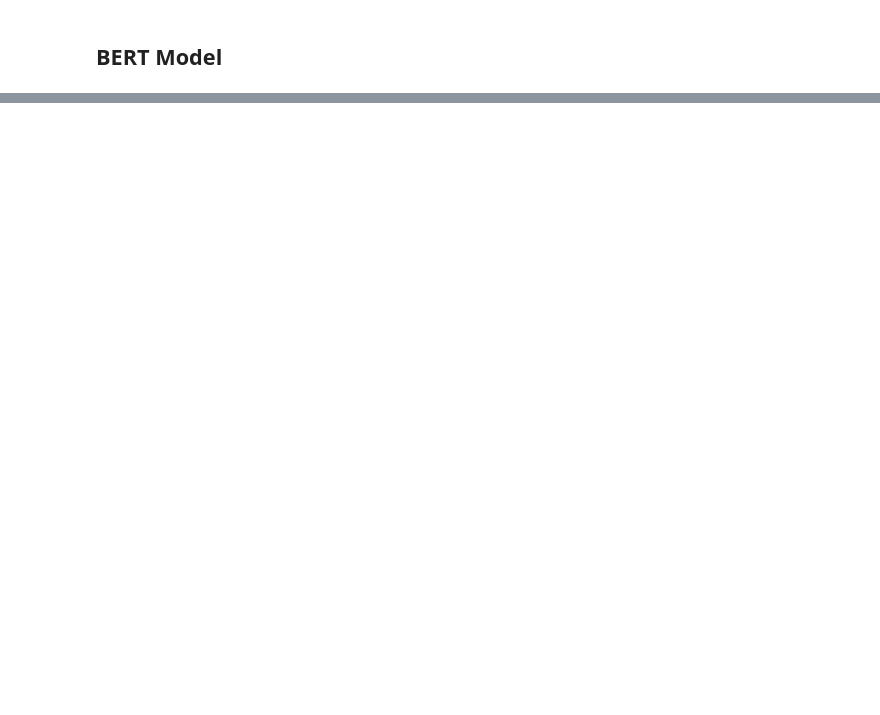
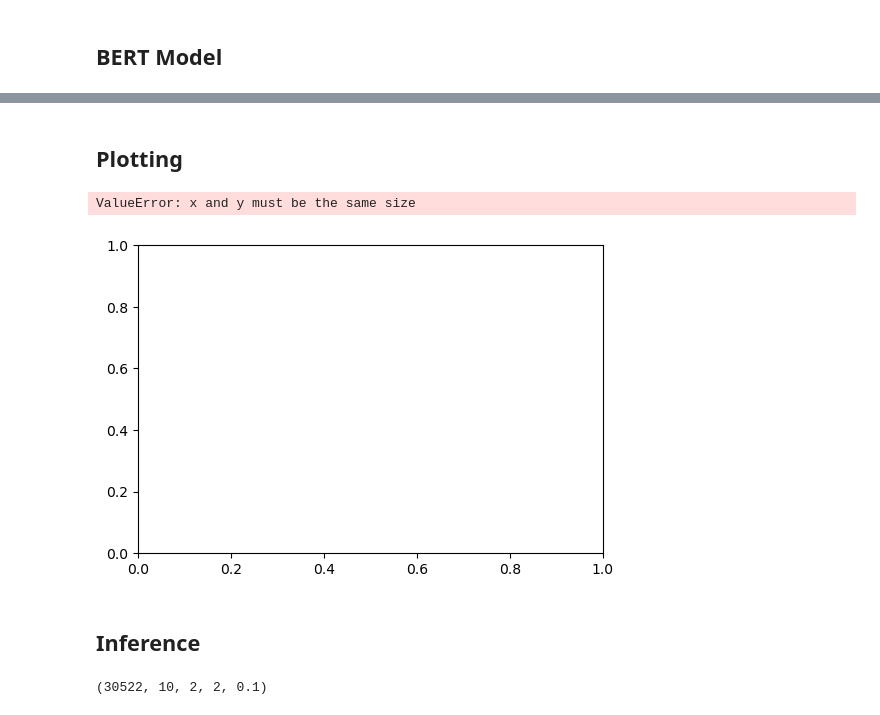
Before and after one commit to Tinonturja/Transformers_Basics, a Jupyter notebook: Untitled.ipynb, the cells around one changed output, grey strips where cells are left out. Drawn from its saved outputs; the diff is of its cells as text; code cells hidden in the pictures; blank space fills up the shorter version.

Commit message:
Creating BERT Model,train and inference

```diff
--- a/Untitled.ipynb
+++ b/Untitled.ipynb
@@ -512,0 +579,3 @@ class BERT(nn.Module):
+# %%
+next_sentence_prediction = nn.Linear(d_model,2).to(device)
+next_predicted_sentence = next_sentence_prediction(transformer_encoder_output[0,:])
@@ -512,0 +586,6 @@ class BERT(nn.Module):
+# %%
+masked_language = nn.Linear(d_model,vocab_size).to(device)
+
+mlm = masked_language(transformer_encoder_output)
+
+print(f"mlm shape: {mlm.shape}")
@@ -512,0 +596,4 @@ class BERT(nn.Module):
+# %%
+PAD_IDX = 10
+loss_fn_mlm = nn.CrossEntropyLoss(ignore_index=PAD_IDX)
+loss_fn_nsp = nn.CrossEntropyLoss()
@@ -512,0 +645,12 @@ class BERT(nn.Module):
+# %%
+BATCH_SIZE = 3
+
+train_dataset_path = 'bert_dataset/bert_train_data.csv'
+test_dataset_path = 'bert_dataset/bert_test_data.csv'
+
+train_dataset = BERTCSVDataset(train_dataset_path)
+test_dataset = BERTCSVDataset(test_dataset_path)
+
+
+train_dataloader = DataLoader(train_dataset,batch_size = BATCH_SIZE, shuffle = True, collate_fn = collate_batch)
+test_dataloader = DataLoader(test_dataset,batch_size = BATCH_SIZE, shuffle = False, collate_fn = collate_batch)
@@ -512,0 +729,20 @@ class BERT(nn.Module):
+# %% [markdown]
+## Plotting
+# %%
+plt.figure(figsize = (6,4))
+plt.scatter(range(1,num_epochs), train_loss, label = 'Training Loss', color = 'blue')
+plt.scatter(range(1,num_epochs), test_loss, label = 'Testing Loss', color = 'orange')
+plt.xlabel("Epoch")
+plt.ylabel("Loss")
+plt.title("Training and Testing Loss")
+plt.legend()
+plt.show()
+# %% [output]
+ValueError: x and y must be the same size
+[figure, added]
+# %% [markdown]
+## Inference
+# %%
+vocab_size,d_model, n_layers,nheads,dropout
+# %% [output]
+(30522, 10, 2, 2, 0.1)
```
Also changed, not shown: parts of 34 cells of this notebook.
